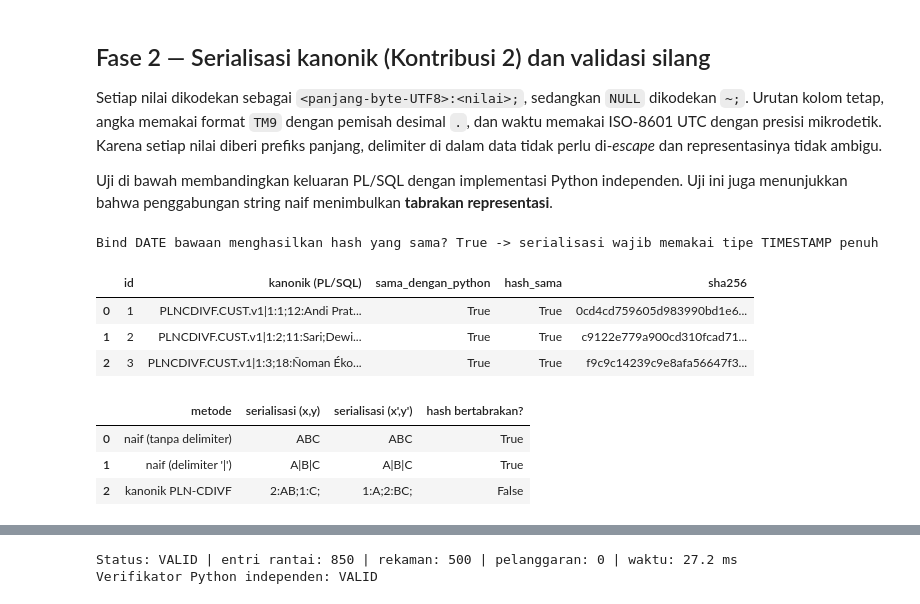
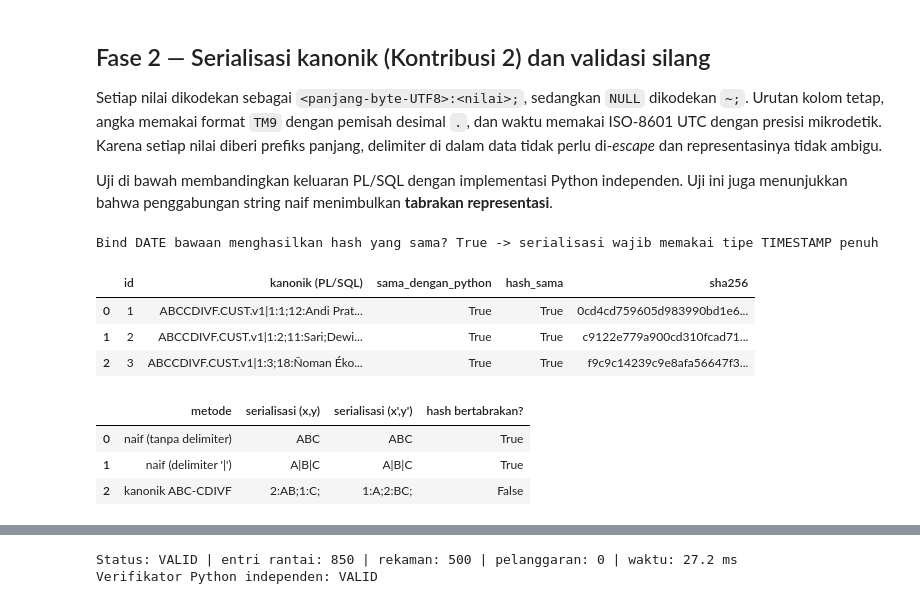
Before and after one commit to agil-hash/IF6060, a Jupyter notebook: ABC_CDIVF_Eksperimen.ipynb, the cells around one changed output, grey strips where cells are left out. Drawn from its saved outputs; the diff is of its cells as text; code cells hidden in the pictures.

```diff
--- a/ABC_CDIVF_Eksperimen.ipynb
+++ b/ABC_CDIVF_Eksperimen.ipynb
@@ -128,39 +128,39 @@ vectors = [
          CUSTOMER_STATUS="BLOKIR", CREATED_AT=datetime(2026,12,31,23,59,59), UPDATED_AT=datetime(2026,12,31,23,59,59)),
     dict(CUSTOMER_ID=3, CUSTOMER_NAME="Ñoman Éko 漢字", CUSTOMER_NUMBER="980000000003",
          SERVICE_ADDRESS="Gang Ünïcode", TARIFF_CODE="R-1/TR", CONTRACT_POWER=-12.75, METER_NUMBER="",
          CUSTOMER_STATUS="AKTIF", CREATED_AT=datetime(2000,2,29,0,0,0,1), UPDATED_AT=datetime(2000,2,29,0,0,0,1)),
 ]
 def bind(values):
     """Ikat datetime sebagai TIMESTAMP eksplisit (bind bawaan = DATE, memotong mikrodetik)."""
     out = []
     for x in values:
         if isinstance(x, datetime):
             var = cur.var(oracledb.DB_TYPE_TIMESTAMP); var.setvalue(0, x); out.append(var)
         else:
             out.append(x)
     return out
 
 rows = []
 for v in vectors:
-    plsql_canon = cur.callfunc("PLN_CDIVF.canon_customer", str, bind([v[k] for k in cn.CUSTOMER_FIELDS]))
-    plsql_hash = cur.callfunc("PLN_CDIVF.record_hash", str, bind([v[k] for k in cn.CUSTOMER_FIELDS]))
+    plsql_canon = cur.callfunc("ABC_CDIVF.canon_customer", str, bind([v[k] for k in cn.CUSTOMER_FIELDS]))
+    plsql_hash = cur.callfunc("ABC_CDIVF.record_hash", str, bind([v[k] for k in cn.CUSTOMER_FIELDS]))
     rows.append({"id": v["CUSTOMER_ID"], "kanonik (PL/SQL)": plsql_canon,
                  "sama_dengan_python": plsql_canon == cn.canon_customer(v),
                  "hash_sama": plsql_hash == cn.record_hash(v), "sha256": plsql_hash[:24] + "..."})
 canon_df = pd.DataFrame(rows)
 assert canon_df.sama_dengan_python.all() and canon_df.hash_sama.all()
 pd.set_option("display.max_colwidth", 140)
 # Temuan: bind datetime bawaan driver (DATE) memotong mikrodetik -> hash berbeda
-naive_bind = cur.callfunc("PLN_CDIVF.record_hash", str, [vectors[0][k] for k in cn.CUSTOMER_FIELDS])
+naive_bind = cur.callfunc("ABC_CDIVF.record_hash", str, [vectors[0][k] for k in cn.CUSTOMER_FIELDS])
 print("Bind DATE bawaan menghasilkan hash yang sama?", naive_bind == cn.record_hash(vectors[0]),
       "-> serialisasi wajib memakai tipe TIMESTAMP penuh")
 canon_df
 # %% [output]
 Bind DATE bawaan menghasilkan hash yang sama? True -> serialisasi wajib memakai tipe TIMESTAMP penuh
 |  | id | kanonik (PL/SQL) | sama_dengan_python | hash_sama | sha256 |
-| 0 | 1 | PLNCDIVF.CUST.v1|1:1;12:Andi Prat... | True | True | 0cd4cd759605d983990bd1e6... |
-| 1 | 2 | PLNCDIVF.CUST.v1|1:2;11:Sari;Dewi... | True | True | c9122e779a900cd310fcad71... |
-| 2 | 3 | PLNCDIVF.CUST.v1|1:3;18:Ñoman Éko... | True | True | f9c9c14239c9e8afa56647f3... |
+| 0 | 1 | ABCCDIVF.CUST.v1|1:1;12:Andi Prat... | True | True | 0cd4cd759605d983990bd1e6... |
+| 1 | 2 | ABCCDIVF.CUST.v1|1:2;11:Sari;Dewi... | True | True | c9122e779a900cd310fcad71... |
+| 2 | 3 | ABCCDIVF.CUST.v1|1:3;18:Ñoman Éko... | True | True | f9c9c14239c9e8afa56647f3... |
 # %%
 # Catatan: Oracle memperlakukan '' sebagai NULL, sehingga keduanya dikodekan '~;' secara konsisten.
 # Demonstrasi ambiguitas penggabungan naif vs. kanonik
@@ -171,13 +171,13 @@ a2 = ("A|B", "C"); b2 = ("A", "B|C")
 demo = pd.DataFrame([
     ["naif (tanpa delimiter)", naive_a, naive_b, cn.sha256_hex(naive_a) == cn.sha256_hex(naive_b)],
     ["naif (delimiter '|')", "|".join(a2), "|".join(b2), "|".join(a2) == "|".join(b2)],
-    ["kanonik PLN-CDIVF", canon_a, canon_b, cn.sha256_hex(canon_a) == cn.sha256_hex(canon_b)],
+    ["kanonik ABC-CDIVF", canon_a, canon_b, cn.sha256_hex(canon_a) == cn.sha256_hex(canon_b)],
 ], columns=["metode", "serialisasi (x,y)", "serialisasi (x',y')", "hash bertabrakan?"])
 demo
 # %% [output]
 |  | metode | serialisasi (x,y) | serialisasi (x',y') | hash bertabrakan? |
 | 0 | naif (tanpa delimiter) | ABC | ABC | True |
 | 1 | naif (delimiter '|') | A|B|C | A|B|C | True |
-| 2 | kanonik PLN-CDIVF | 2:AB;1:C; | 1:A;2:BC; | False |
+| 2 | kanonik ABC-CDIVF | 2:AB;1:C; | 1:A;2:BC; | False |
 # %%
 # Genesis hash dan contoh perhitungan rantai H_i = SHA256(H_(i-1) || Canonical(Tx_i))
```
Also changed, not shown: parts of 23 cells of this notebook.
